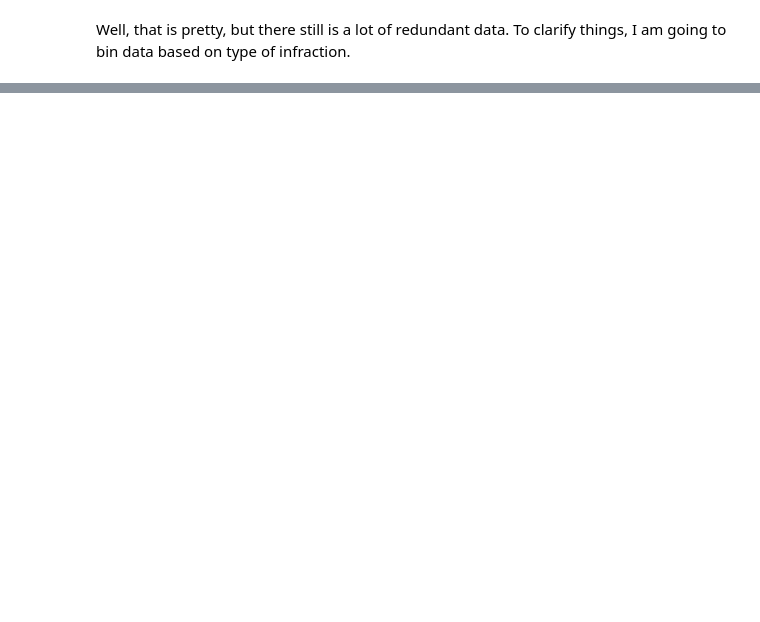
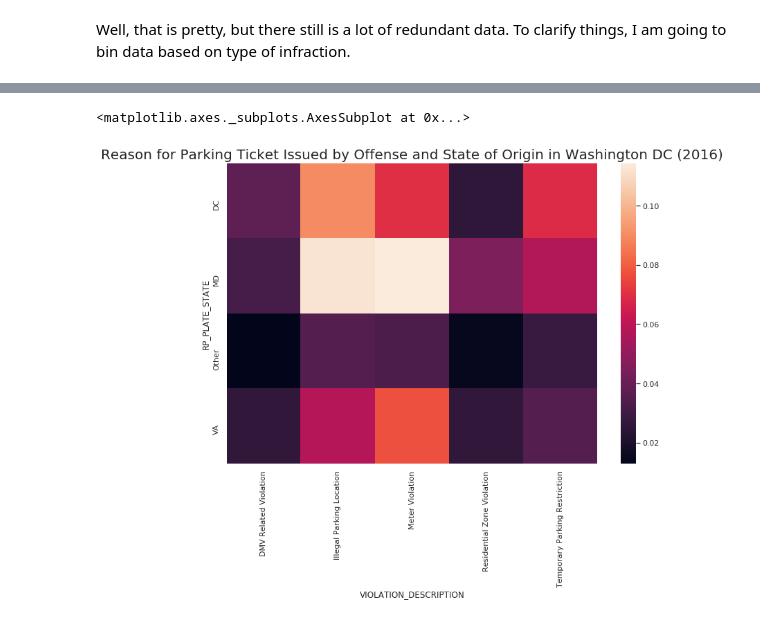
Before and after one commit to bloominstituteoftechnology/DS-Unit-1-Sprint-3-Data-Storytelling, a Jupyter notebook: module2-choose-appropriate-visualizations/LS_DS_222_Choose_appropriate_visualizations.ipynb, the cells around one changed output, grey strips where cells are left out. Drawn from its saved outputs; the diff is of its cells as text; code cells hidden in the pictures; blank space fills up the shorter version.

```diff
--- a/module2-choose-appropriate-visualizations/LS_DS_222_Choose_appropriate_visualizations.ipynb
+++ b/module2-choose-appropriate-visualizations/LS_DS_222_Choose_appropriate_visualizations.ipynb
@@ -467,0 +501,10 @@ meter_violations = ['PARK AT EXPIRED METER','FAIL TO DISPLAY A MULTISPACE METER
+# %%
+common_offenses = df['VIOLATION_DESCRIPTION'].value_counts().head(30).index
+df['VIOLATION_DESCRIPTION'] = df.loc[(df['VIOLATION_DESCRIPTION'].isin(common_offenses))]
+cross_tickets = pd.crosstab(index = df['RP_PLATE_STATE'], columns = df['VIOLATION_DESCRIPTION'], normalize = True)
+# %%
+plt.title(label = "Reason for Parking Ticket Issued by Offense and State of Origin in Washington DC (2016)", fontsize = 20)
+sns.heatmap(cross_tickets)
+# %% [output]
+<matplotlib.axes._subplots.AxesSubplot at 0x...>
+[figure, added]
```
Also changed, not shown: parts of 10 cells of this notebook.
